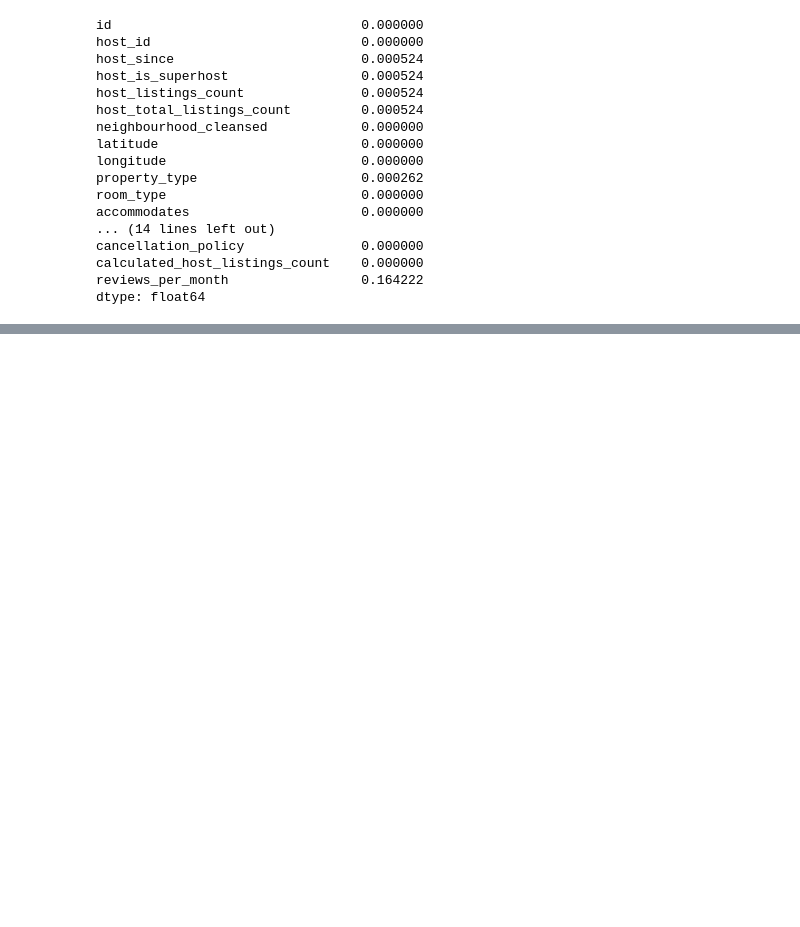
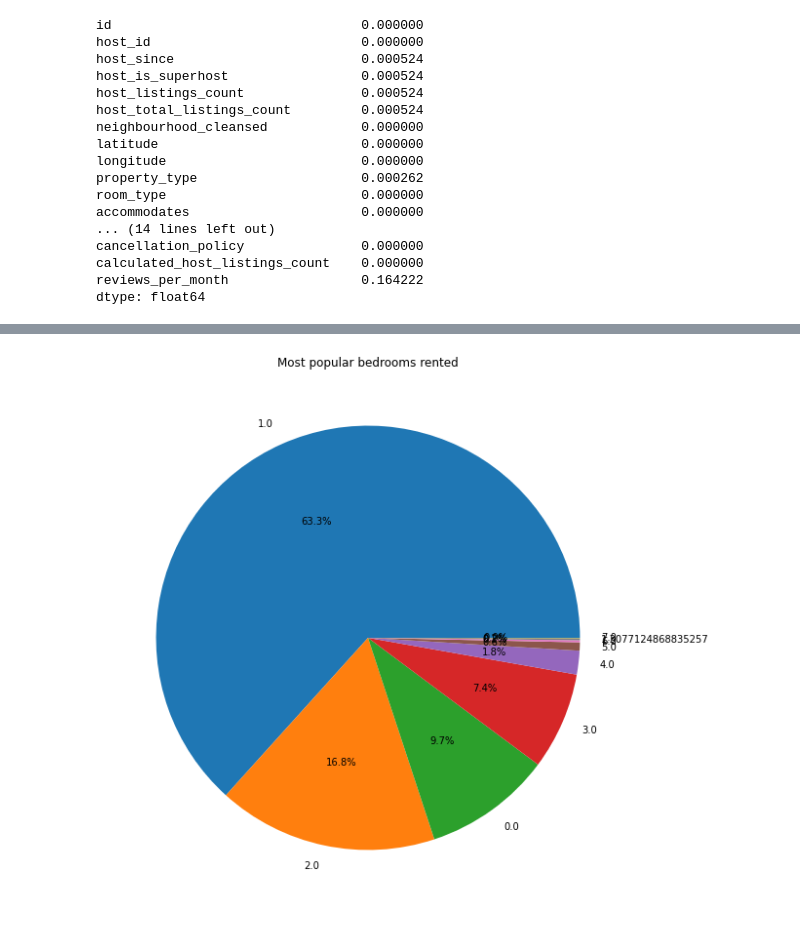
Before and after one commit to shagangrewal/Seattle_Airbnb_DataAnalysis, a Jupyter notebook: airbnb_seattle.ipynb, the cells around one changed output, grey strips where cells are left out. Cells and saved outputs as stored; diff of their text form; code cells hidden in the pictures; blank space fills up the shorter version.

```diff
--- a/airbnb_seattle.ipynb
+++ b/airbnb_seattle.ipynb
@@ -295,0 +350,10 @@ dtype: float64
+# %%
+types = listings_subset['bedrooms'].value_counts().index
+types_counts = listings_subset['bedrooms'].value_counts().values
+
+plot.figure(0,figsize=(10,10))
+plot.pie(types_counts, labels=types , autopct= '%1.1f%%')
+plot.title('Most popular bedrooms rented')
+plot.show()
+# %% [output]
+[figure, added]
```
Also changed, not shown: parts of 33 cells of this notebook.
